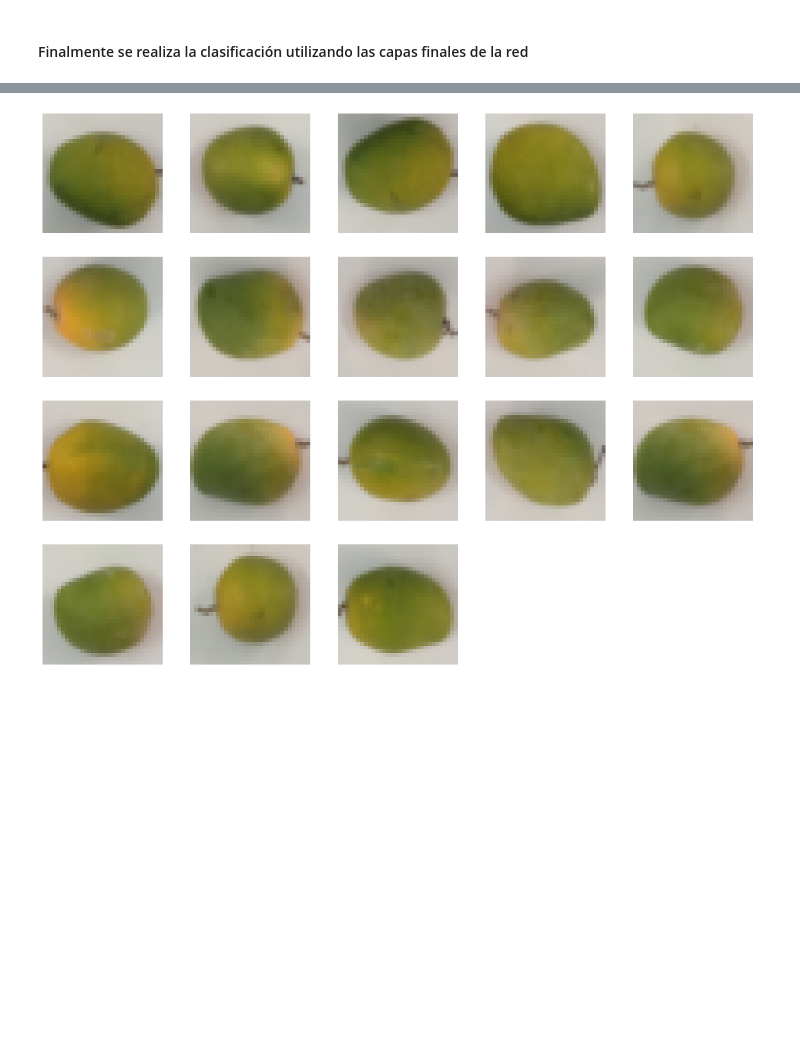
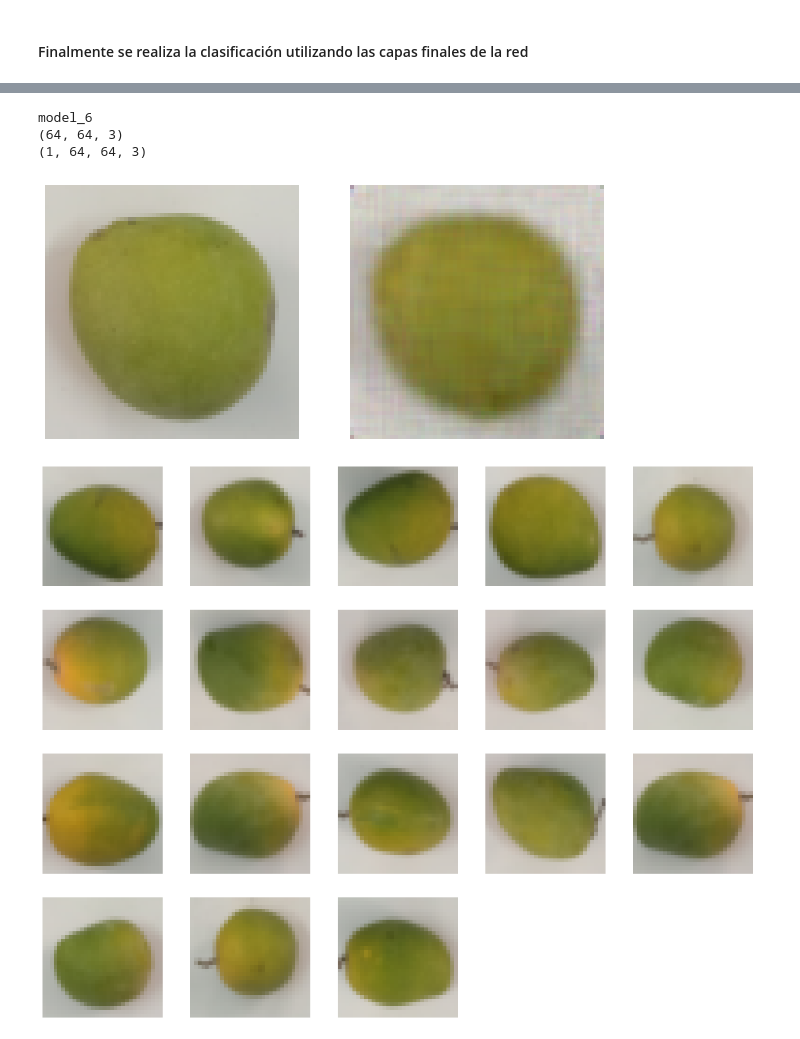
Before and after one commit to vidaldani/MangoGrading, a Jupyter notebook: FaultDetection.ipynb, the cells around one changed output, grey strips where cells are left out. Drawn from its saved outputs; the diff is of its cells as text; code cells hidden in the pictures; blank space fills up the shorter version.

```diff
--- a/FaultDetection.ipynb
+++ b/FaultDetection.ipynb
@@ -348,3 +328,15 @@ print(df)
+# %%
+print(autoencoder_dr.name)
+img = X_test[0]
+img_y = autoencoder_dr(np.expand_dims(img,axis=0))
+print(img.shape)
+print(img_y.shape)
+show_row_of_gray_images(10, img, img_y[0])
+# %% [output]
+model_6
+(64, 64, 3)
+(1, 64, 64, 3)
+[figure, added]
 # %%
 normal2show = X_test[mse_test0>umbral]
 images_count = len(normal2show)
```
Also changed, not shown: parts of 6 cells of this notebook, 3 other files.
